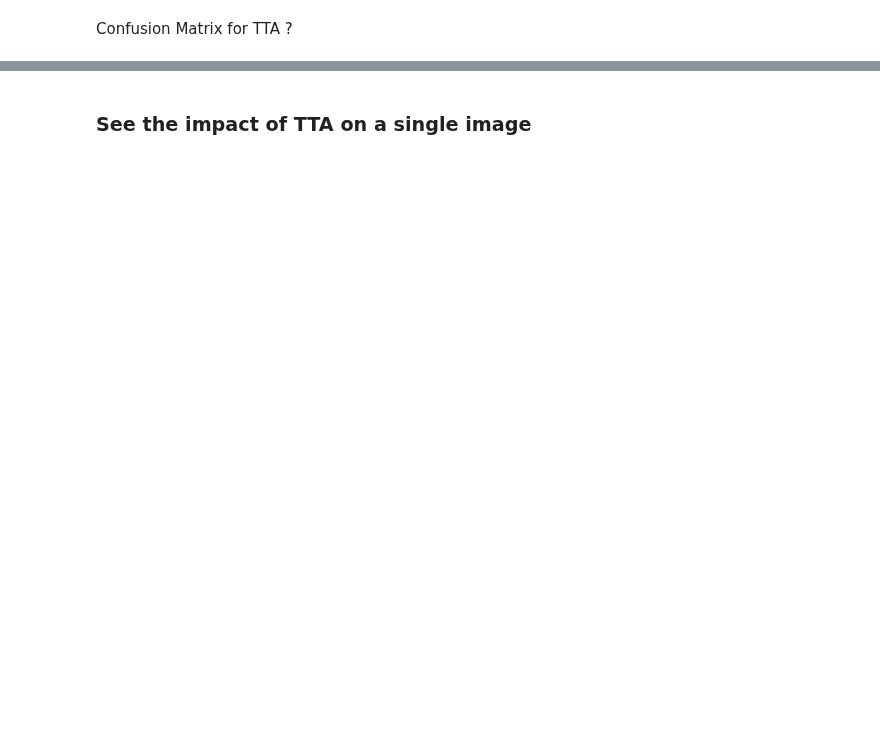
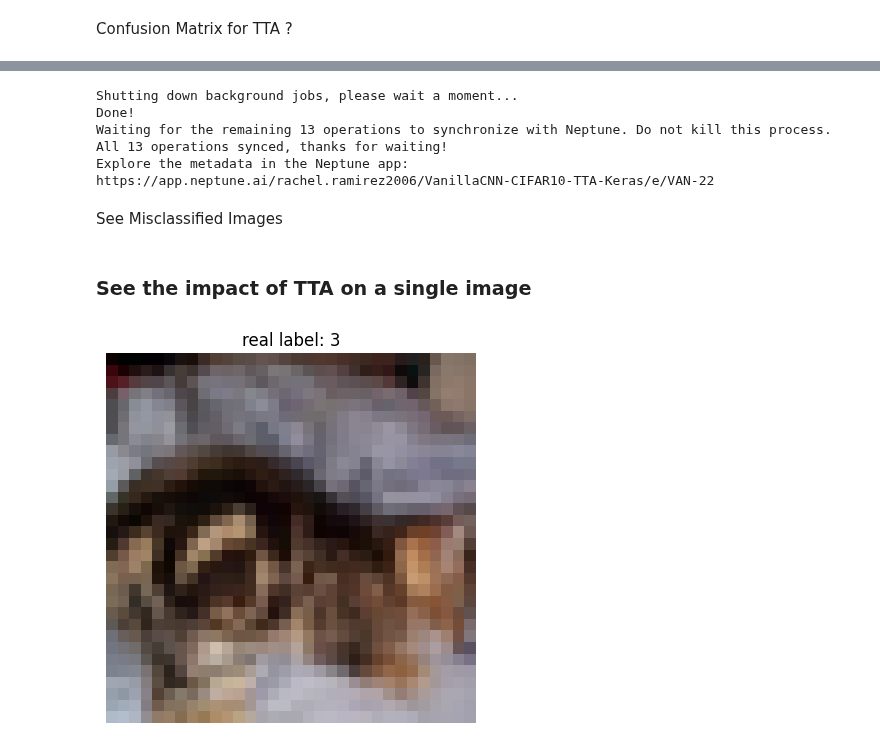
Before and after one commit to RachelRamirez/tta, a Jupyter notebook: TTA_experiments_only.ipynb, the cells around one changed output, grey strips where cells are left out. Cells and saved outputs as stored; diff of their text form; code cells hidden in the pictures; blank space fills up the shorter version.

```diff
--- a/TTA_experiments_only.ipynb
+++ b/TTA_experiments_only.ipynb
@@ -595,5 +653,5 @@ plt.show()
 # %%
-run["val_cm"] = val_cm                    #This should never change unless the vanilla model changes
+# run["val_cm"] = val_cm                    #This should never change unless the vanilla model changes
 run["test_acc_all"] = test_acc_all        #This should never change unless the vanilla model changes
 run["test_acc_known"] = test_acc_known    #This should never change unless the vanilla model changes
 run["test_cm"] = cm                       #This should never change unless the vanilla model changes
@@ -612,18 +670,30 @@ run['predictions_tta_dataframe'] = df
 
 
 # run["val/conf_matrix"].upload("confusion_matrix.png")
-run["TTA_Conf_Matrix_Plot"].upload(disp_tta)
+# run["TTA_Conf_Matrix_Plot"].upload(disp_tta)
+
 
 
 run.stop()
+# %% [output]
+Shutting down background jobs, please wait a moment...
+Done!
+Waiting for the remaining 13 operations to synchronize with Neptune. Do not kill this process.
+All 13 operations synced, thanks for waiting!
+Explore the metadata in the Neptune app:
+https://app.neptune.ai/rachel.ramirez2006/VanillaCNN-CIFAR10-TTA-Keras/e/VAN-22
+# %% [markdown]
+See Misclassified Images
 # %% [markdown]
 ### See the impact of TTA on a single image
 # %%
 image_ix = 1
 test_image = x_val[image_ix]
-plt.imshow(test_image)
+plt.imshow(revertscale_fn(test_image)/255)
 plt.title(f'real label: {np.argmax(y_val[image_ix])}')
 plt.axis('off');
+# %% [output]
+[figure, added]
 # %%
 plt.figure(figsize=(20,14))
 predictions_tta_idx = []
```
Also changed, not shown: parts of 19 cells of this notebook.
